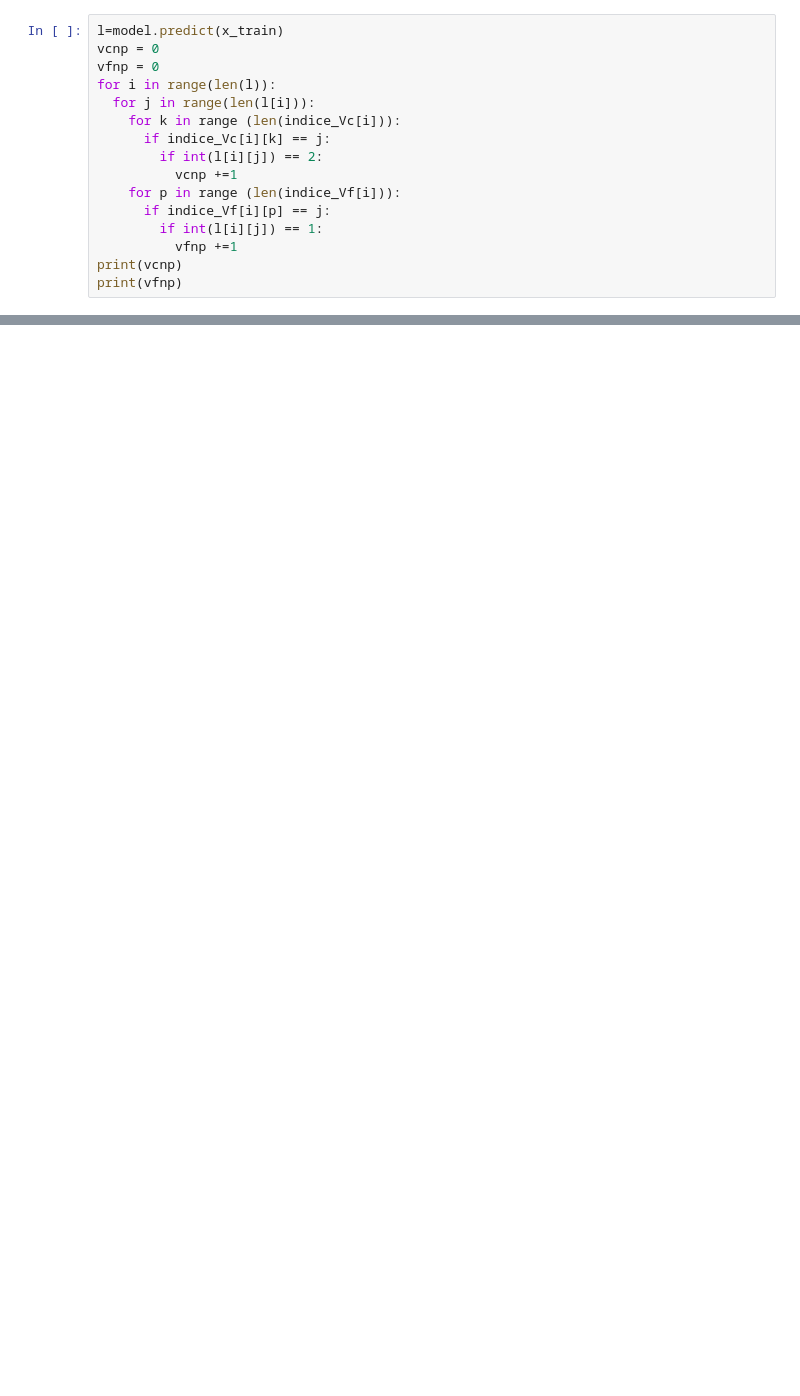
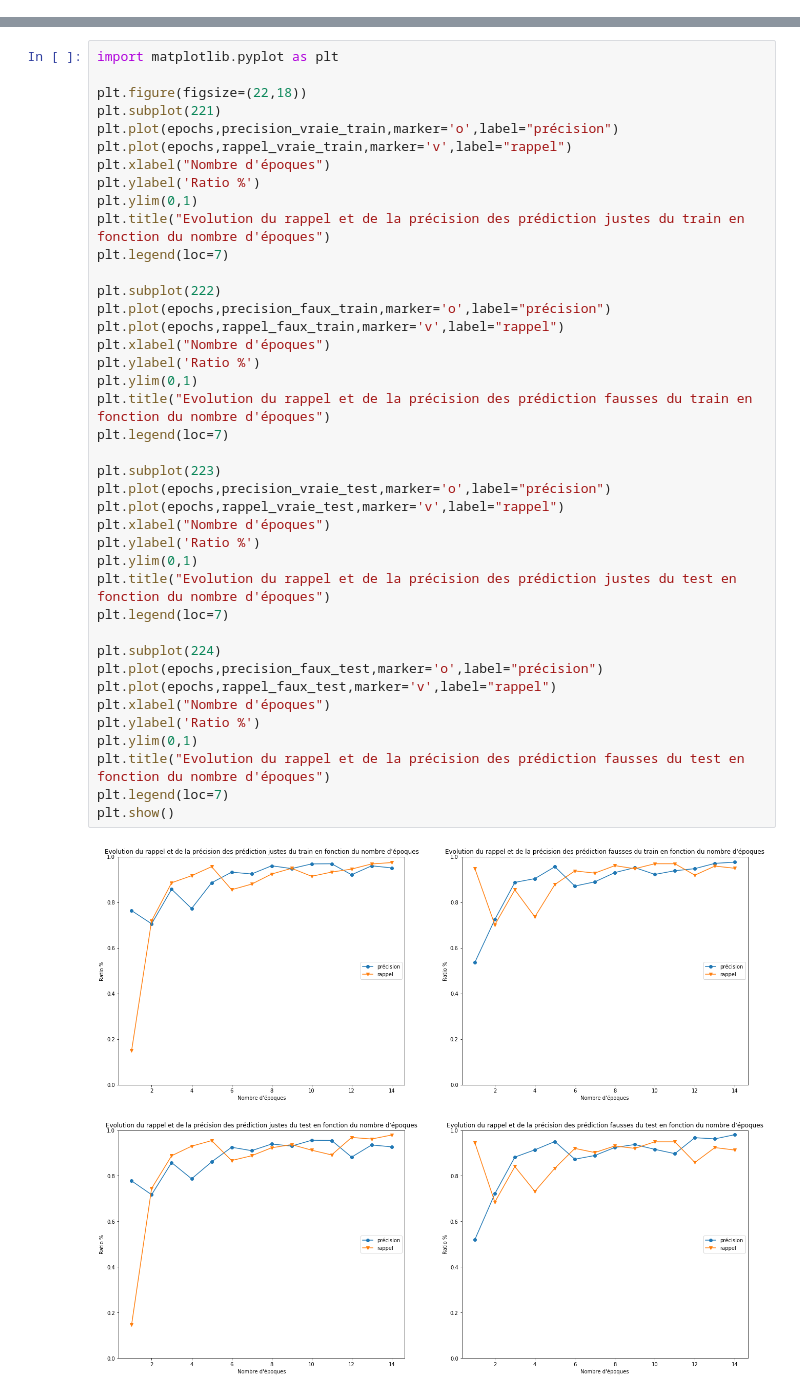
Before and after one commit to NicolasCambon/RNN_UniversalDependencies_FR, a Jupyter notebook: M1_LSTM.ipynb, the cells around one changed output, grey strips where cells are left out. Cells and saved outputs as stored; diff of their text form; blank space fills up the shorter version.

```diff
--- a/M1_LSTM.ipynb
+++ b/M1_LSTM.ipynb
@@ -292,16 +318,0 @@ Epoch 100/100
-# %%
-l=model.predict(x_train)
-vcnp = 0
-vfnp = 0
-for i in range(len(l)):
-  for j in range(len(l[i])):
-    for k in range (len(indice_Vc[i])):
-      if indice_Vc[i][k] == j:
-        if int(l[i][j]) == 2:
-          vcnp +=1
-    for p in range (len(indice_Vf[i])):
-      if indice_Vf[i][p] == j:
-        if int(l[i][j]) == 1:
-          vfnp +=1
-print(vcnp)
-print(vfnp)
@@ -310,0 +447,42 @@ print(vfnp)
+# %%
+import matplotlib.pyplot as plt
+
+plt.figure(figsize=(22,18))
+plt.subplot(221)
+plt.plot(epochs,precision_vraie_train,marker='o',label="précision")
+plt.plot(epochs,rappel_vraie_train,marker='v',label="rappel")
+plt.xlabel("Nombre d'époques")
+plt.ylabel('Ratio %')
+plt.ylim(0,1)
+plt.title("Evolution du rappel et de la précision des prédiction justes du train en fonction du nombre d'époques")
+plt.legend(loc=7)
+
+plt.subplot(222)
+plt.plot(epochs,precision_faux_train,marker='o',label="précision")
+plt.plot(epochs,rappel_faux_train,marker='v',label="rappel")
+plt.xlabel("Nombre d'époques")
+plt.ylabel('Ratio %')
+plt.ylim(0,1)
+plt.title("Evolution du rappel et de la précision des prédiction fausses du train en fonction du nombre d'époques")
+plt.legend(loc=7)
+
+plt.subplot(223)
+plt.plot(epochs,precision_vraie_test,marker='o',label="précision")
+plt.plot(epochs,rappel_vraie_test,marker='v',label="rappel")
+plt.xlabel("Nombre d'époques")
+plt.ylabel('Ratio %')
+plt.ylim(0,1)
+plt.title("Evolution du rappel et de la précision des prédiction justes du test en fonction du nombre d'époques")
+plt.legend(loc=7)
+
+plt.subplot(224)
+plt.plot(epochs,precision_faux_test,marker='o',label="précision")
+plt.plot(epochs,rappel_faux_test,marker='v',label="rappel")
+plt.xlabel("Nombre d'époques")
+plt.ylabel('Ratio %')
+plt.ylim(0,1)
+plt.title("Evolution du rappel et de la précision des prédiction fausses du test en fonction du nombre d'époques")
+plt.legend(loc=7)
+plt.show()
+# %% [output]
+[figure, added]
```
Also changed, not shown: parts of 12 cells of this notebook.
